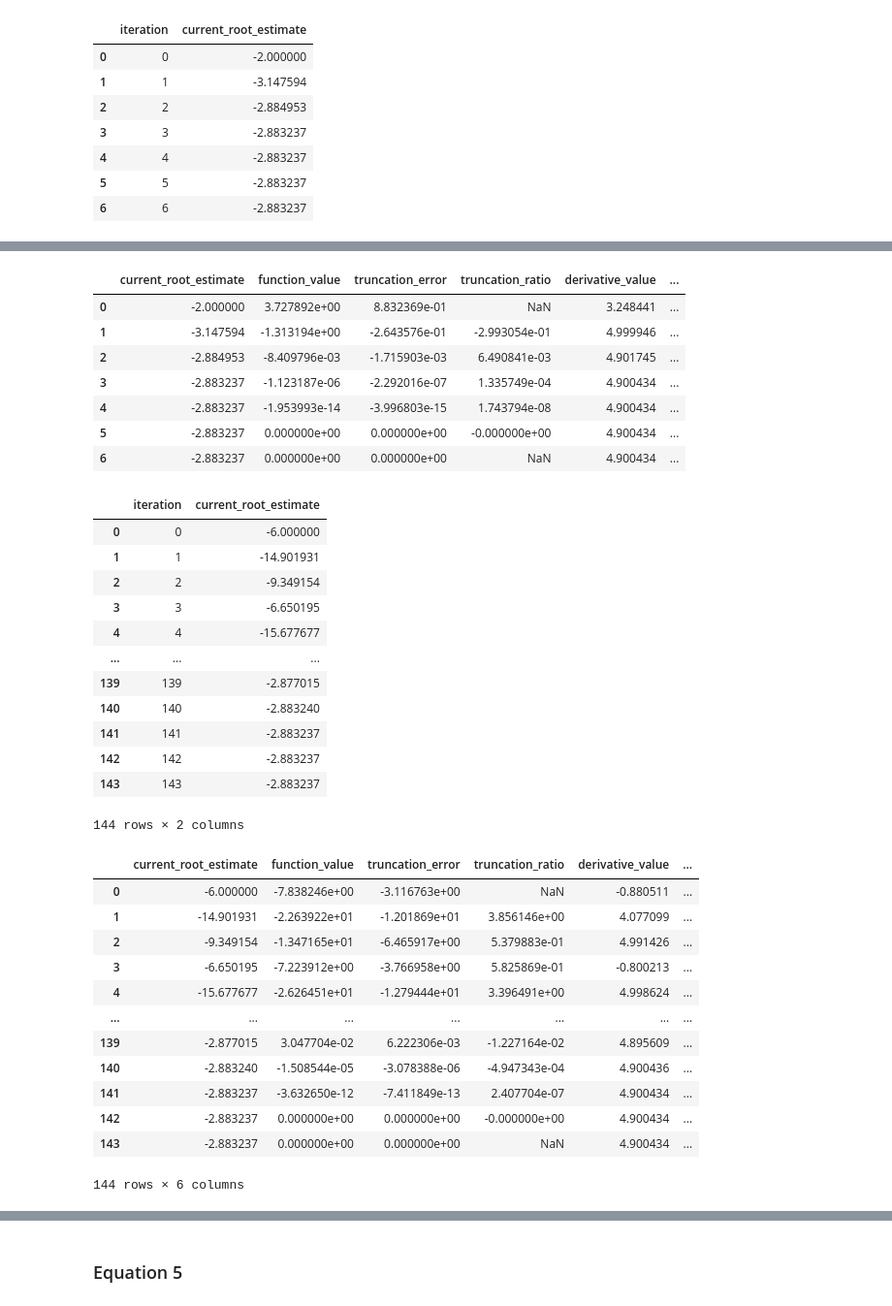
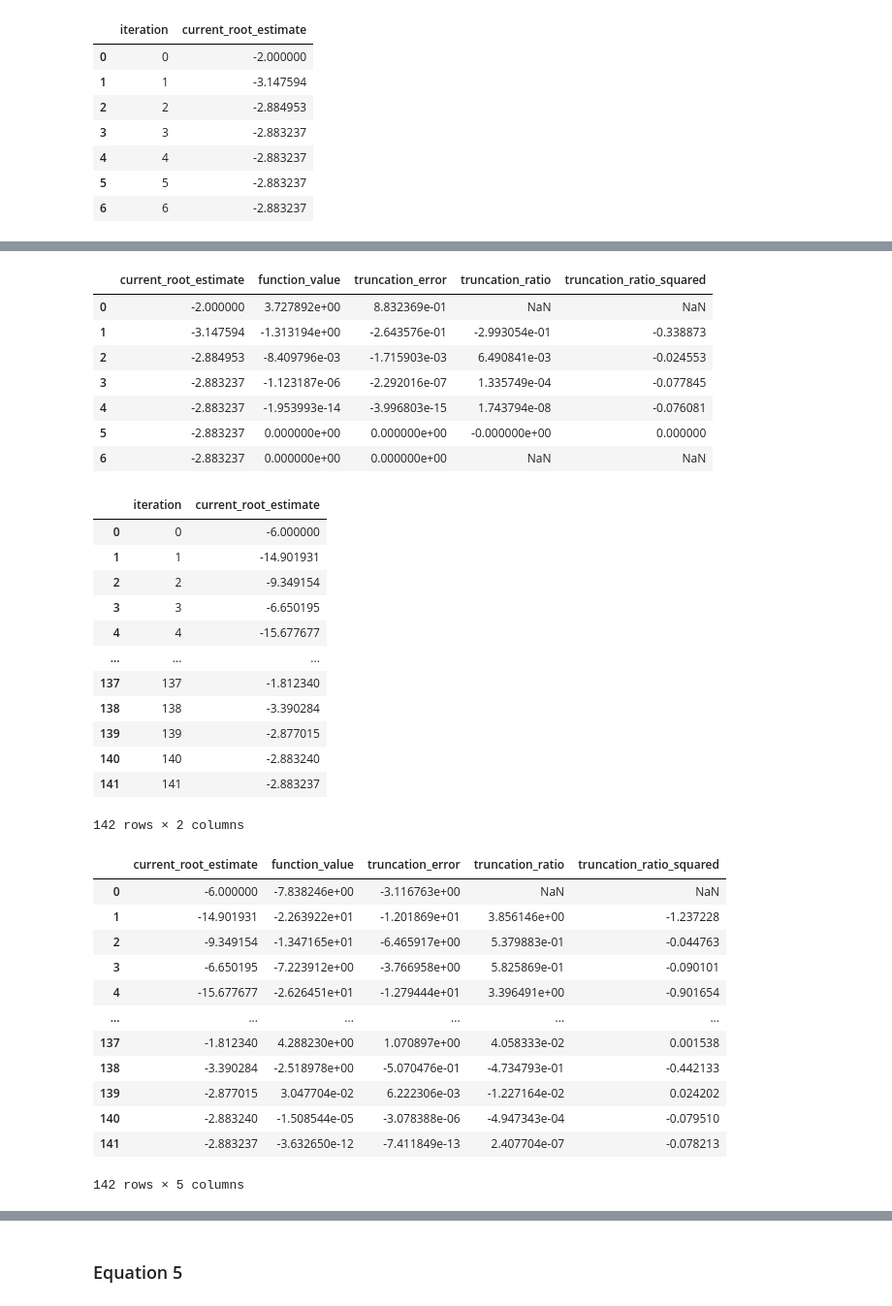
Before and after one commit to EasonSYC/catam-example-project, a Jupyter notebook: src/notebook.ipynb, the cells around one changed output, grey strips where cells are left out. Shown at 97% size. Drawn from its saved outputs; the diff is of its cells as text; code cells hidden in the pictures.

```diff
--- a/src/notebook.ipynb
+++ b/src/notebook.ipynb
@@ -433,5 +450,5 @@ f = lambda x: (- np.pow(x, 3) + 8.5 * np.pow(x, 2) + 8) / 20
 # %%
-root_estimate = pd.DataFrame(fixed_point_iteration(f, 5, 1e-5, 1000))
+root_estimate = pd.DataFrame(fixed_point_iteration(f, 5, 1e-10, 5000))
 root_estimate
 # %% [output]
 |  | iteration | current_root_estimate |
@@ -484,7 +511,7 @@ def newton_raphson_iteration(
     function: Callable[[float], float], # function for newton-raphson iteration
     derivative: Callable[[float], float], # derivative for newton-raphson iteration
     x: float, # starting value
-    term_difference: float = 1e-20, # end term difference
+    term_difference: float = 1e-5, # end term difference
     max_iteration: int = 1000 # max iterations
 ) -> list[IterationProcess]:
     return fixed_point_iteration(lambda x: x - function(x) / derivative(x), x, term_difference=term_difference, max_iteration=max_iteration)
@@ -495,7 +522,6 @@ def intermediate_data(function,
                       root_estimate: pd.DataFrame,
                       root: float) -> pd.DataFrame:
     intermediate_data: pd.DataFrame = truncation_errors(function, root_estimate, root)
-    intermediate_data["derivative_value"] = df(intermediate_data["current_root_estimate"])
     intermediate_data["truncation_ratio_squared"] = intermediate_data["truncation_error"] / np.pow(intermediate_data["truncation_error"].shift(1), 2)
 
     return intermediate_data
@@ -542,5 +613,5 @@ data
 # %%
-root_estimate = pd.DataFrame(newton_raphson_iteration(f, df, -2))
+root_estimate = pd.DataFrame(newton_raphson_iteration(f, df, -2, 1e-20))
 root_estimate
 # %% [output]
 |  | iteration | current_root_estimate |
@@ -554,16 +631,16 @@ root_estimate
 # %%
 data: pd.DataFrame = intermediate_data(f, root_estimate, x_ast)
-data.to_csv('../data/question-5-eq-4-2-converge-quick.csv')
+data.to_csv('../data/question-5-eq-4-2-converge.csv')
 data
 # %% [output]
-|  | current_root_estimate | function_value | truncation_error | truncation_ratio | derivative_value | ... |
-| 0 | -2.000000 | 3.727892e+00 | 8.832369e-01 | NaN | 3.248441 | ... |
-| 1 | -3.147594 | -1.313194e+00 | -2.643576e-01 | -2.993054e-01 | 4.999946 | ... |
-| 2 | -2.884953 | -8.409796e-03 | -1.715903e-03 | 6.490841e-03 | 4.901745 | ... |
-| 3 | -2.883237 | -1.123187e-06 | -2.292016e-07 | 1.335749e-04 | 4.900434 | ... |
-| 4 | -2.883237 | -1.953993e-14 | -3.996803e-15 | 1.743794e-08 | 4.900434 | ... |
-| 5 | -2.883237 | 0.000000e+00 | 0.000000e+00 | -0.000000e+00 | 4.900434 | ... |
-| 6 | -2.883237 | 0.000000e+00 | 0.000000e+00 | NaN | 4.900434 | ... |
+|  | current_root_estimate | function_value | truncation_error | truncation_ratio | truncation_ratio_squared |
+| 0 | -2.000000 | 3.727892e+00 | 8.832369e-01 | NaN | NaN |
+| 1 | -3.147594 | -1.313194e+00 | -2.643576e-01 | -2.993054e-01 | -0.338873 |
+| 2 | -2.884953 | -8.409796e-03 | -1.715903e-03 | 6.490841e-03 | -0.024553 |
+| 3 | -2.883237 | -1.123187e-06 | -2.292016e-07 | 1.335749e-04 | -0.077845 |
+| 4 | -2.883237 | -1.953993e-14 | -3.996803e-15 | 1.743794e-08 | -0.076081 |
+| 5 | -2.883237 | 0.000000e+00 | 0.000000e+00 | -0.000000e+00 | 0.000000 |
+| 6 | -2.883237 | 0.000000e+00 | 0.000000e+00 | NaN | NaN |
 # %%
 root_estimate = pd.DataFrame(newton_raphson_iteration(f, df, -6))
 root_estimate
@@ -575,27 +652,27 @@ root_estimate
 | 3 | 3 | -6.650195 |
 | 4 | 4 | -15.677677 |
 | ... | ... | ... |
+| 137 | 137 | -1.812340 |
+| 138 | 138 | -3.390284 |
 | 139 | 139 | -2.877015 |
 | 140 | 140 | -2.883240 |
 | 141 | 141 | -2.883237 |
-| 142 | 142 | -2.883237 |
-| 143 | 143 | -2.883237 |
-144 rows × 2 columns
+142 rows × 2 columns
 # %%
 data: pd.DataFrame = intermediate_data(f, root_estimate, x_ast)
 data.to_csv('../data/question-5-eq-4-3-converge-slow.csv')
 data
 # %% [output]
-|  | current_root_estimate | function_value | truncation_error | truncation_ratio | derivative_value | ... |
-| 0 | -6.000000 | -7.838246e+00 | -3.116763e+00 | NaN | -0.880511 | ... |
-| 1 | -14.901931 | -2.263922e+01 | -1.201869e+01 | 3.856146e+00 | 4.077099 | ... |
-| 2 | -9.349154 | -1.347165e+01 | -6.465917e+00 | 5.379883e-01 | 4.991426 | ... |
-| 3 | -6.650195 | -7.223912e+00 | -3.766958e+00 | 5.825869e-01 | -0.800213 | ... |
-| 4 | -15.677677 | -2.626451e+01 | -1.279444e+01 | 3.396491e+00 | 4.998624 | ... |
-| ... | ... | ... | ... | ... | ... | ... |
-| 139 | -2.877015 | 3.047704e-02 | 6.222306e-03 | -1.227164e-02 | 4.895609 | ... |
-| 140 | -2.883240 | -1.508544e-05 | -3.078388e-06 | -4.947343e-04 | 4.900436 | ... |
-| 141 | -2.883237 | -3.632650e-12 | -7.411849e-13 | 2.407704e-07 | 4.900434 | ... |
-| 142 | -2.883237 | 0.000000e+00 | 0.000000e+00 | -0.000000e+00 | 4.900434 | ... |
-| 143 | -2.883237 | 0.000000e+00 | 0.000000e+00 | NaN | 4.900434 | ... |
+|  | current_root_estimate | function_value | truncation_error | truncation_ratio | truncation_ratio_squared |
+| 0 | -6.000000 | -7.838246e+00 | -3.116763e+00 | NaN | NaN |
+| 1 | -14.901931 | -2.263922e+01 | -1.201869e+01 | 3.856146e+00 | -1.237228 |
+| 2 | -9.349154 | -1.347165e+01 | -6.465917e+00 | 5.379883e-01 | -0.044763 |
+| 3 | -6.650195 | -7.223912e+00 | -3.766958e+00 | 5.825869e-01 | -0.090101 |
+| 4 | -15.677677 | -2.626451e+01 | -1.279444e+01 | 3.396491e+00 | -0.901654 |
+| ... | ... | ... | ... | ... | ... |
+| 137 | -1.812340 | 4.288230e+00 | 1.070897e+00 | 4.058333e-02 | 0.001538 |
+| 138 | -3.390284 | -2.518978e+00 | -5.070476e-01 | -4.734793e-01 | -0.442133 |
+| 139 | -2.877015 | 3.047704e-02 | 6.222306e-03 | -1.227164e-02 | 0.024202 |
+| 140 | -2.883240 | -1.508544e-05 | -3.078388e-06 | -4.947343e-04 | -0.079510 |
+| 141 | -2.883237 | -3.632650e-12 | -7.411849e-13 | 2.407704e-07 | -0.078213 |
-144 rows × 6 columns
+142 rows × 5 columns
```
Also changed, not shown: parts of 29 cells of this notebook, 25 other files.
